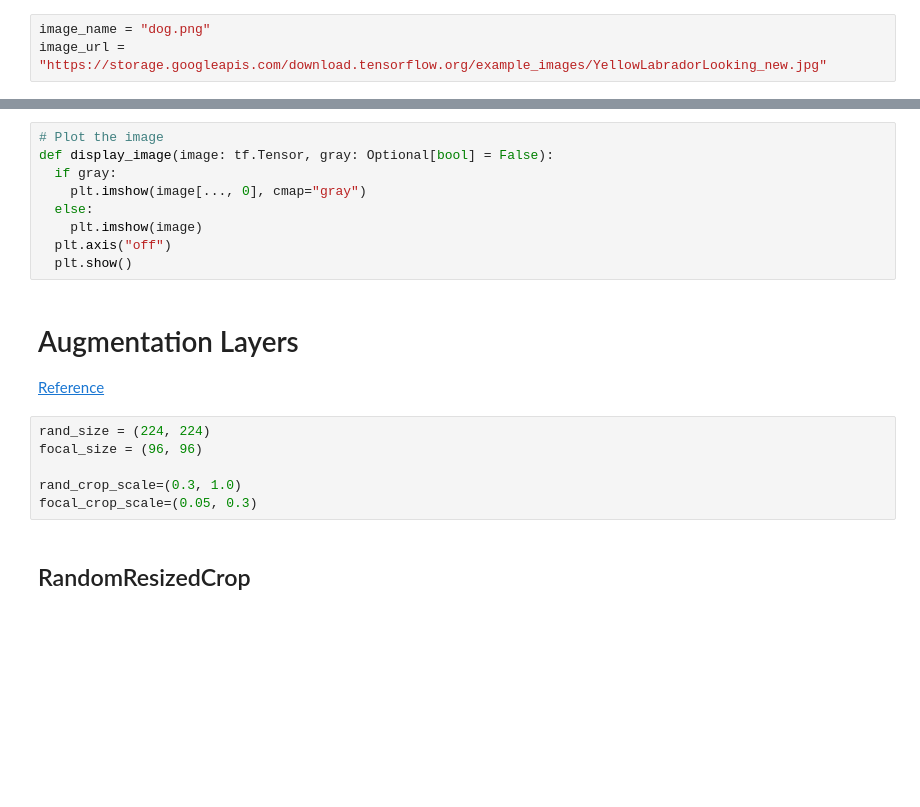
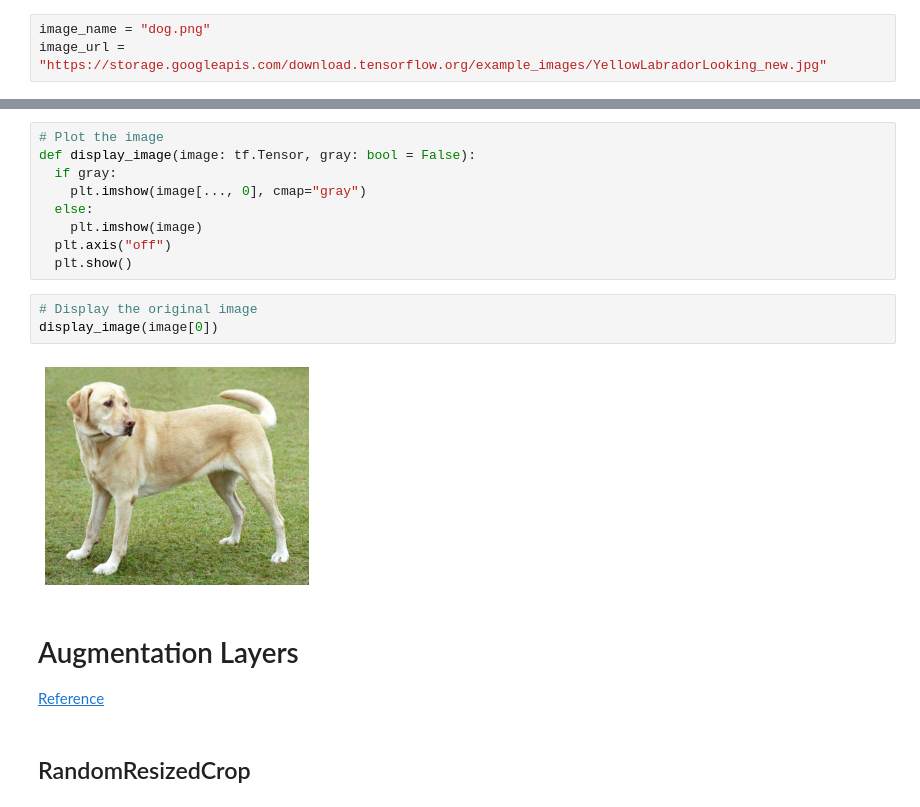
Before and after one commit to ayulockin/TF-MSN, a Jupyter notebook: notebooks/augmentations.ipynb, the cells around one changed output, grey strips where cells are left out. Drawn from its saved outputs; the diff is of its cells as text; blank space fills up the shorter version.

```diff
--- a/notebooks/augmentations.ipynb
+++ b/notebooks/augmentations.ipynb
@@ -45,21 +43,20 @@ Downloading data from https://storage.googleapis.com/download.tensorflow.org/exa
 # %%
 # Plot the image
-def display_image(image: tf.Tensor, gray: Optional[bool] = False):
+def display_image(image: tf.Tensor, gray: bool = False):
   if gray:
     plt.imshow(image[..., 0], cmap="gray")
   else:
     plt.imshow(image)
   plt.axis("off")
   plt.show()
+# %%
+# Display the original image
+display_image(image[0])
+# %% [output]
+[figure, added]
 # %% [markdown]
 # Augmentation Layers
 
 [Reference](https://github.com/facebookresearch/msn/blob/4388dc1eadbe3042b85d3296d41b9b207656e043/src/data_manager.py#L85-L104)
-# %%
-rand_size = (224, 224)
-focal_size = (96, 96)
-
-rand_crop_scale=(0.3, 1.0)
-focal_crop_scale=(0.05, 0.3)
 # %% [markdown]
 ## RandomResizedCrop
```
Also changed, not shown: parts of 14 cells of this notebook.
